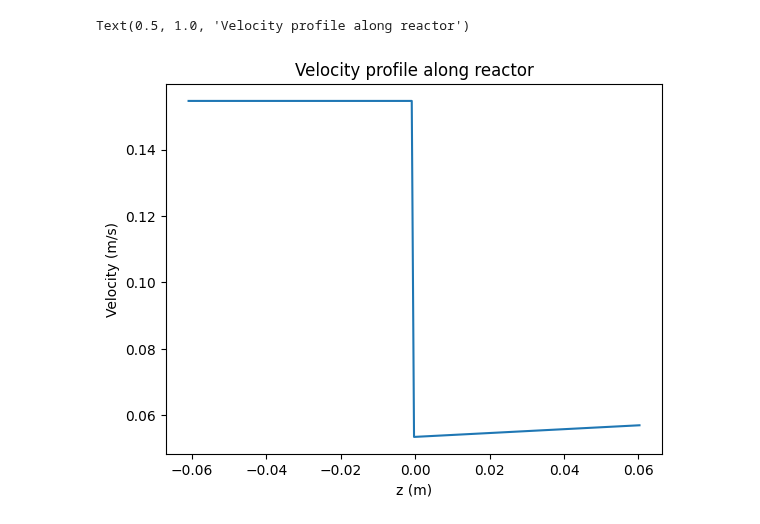
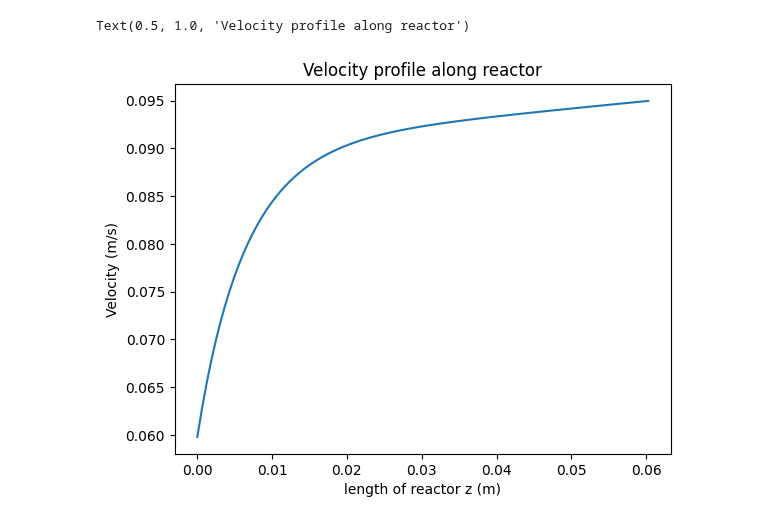
Before and after one commit to alexander-gbu/PMRModel, a Jupyter notebook: Scipy1DSSNoBot_CvhNOTC.ipynb, the cells around one changed output. Drawn from its saved outputs; the diff is of its cells as text; code cells hidden in the pictures.

```diff
--- a/Scipy1DSSNoBot_CvhNOTC.ipynb
+++ b/Scipy1DSSNoBot_CvhNOTC.ipynb
@@ -103,4 +102,4 @@ def heats(T):
     # print(dHsmr)
     # print(dHwgs)
     # print([Cp_CH4, Cp_H2O, Cp_CO, Cp_CO2, Cp_H2])
-    return dHsmr, dHwgs, [Cp_CH4, Cp_H2O, Cp_CO, Cp_CO2, Cp_H2, Cp_Ar], [dH_CH4 + -74.5, dH_H2O + -241.8, dH_CO + -110.5, dH_CO2 + -393.52, dH_H2, dH_Ar]
+    return dHsmr, dHwgs, [Cp_CH4, Cp_H2O, Cp_CO, Cp_CO2, Cp_H2, Cp_Ar], [dH_CH4, dH_H2O, dH_CO, dH_CO2, dH_H2, dH_Ar]
@@ -173,8 +182,8 @@ print(m0) #kg/s
 # %%
-x_num = 200
+x_num = 100
 dz = L/(x_num-1)
 
-x_pts = np.linspace(-L,L,x_num)
+x_pts = np.linspace(0,L,x_num)
 
 #initial guess array
 init_guess = np.zeros((7, x_num))
@@ -188,32 +197,18 @@ init_guess[6, :] = np.linspace(Tin,1000,x_num)
 
 def odes(x, F): #dy/dt = f(x)
     F[:6, :][F[:6, :] < 0] = 0
-    Ftot = np.sum(F[:6], axis = 0)
-    y = F[:6]/Ftot
-    h = F[6]*Ain/Ftot #THIS IS NOT CORRECT BECAUSE THE AREA CALCULATION DOES NOT CHANGE CAN COMPARE THIS ONE TO USING CTOT*V
-    Cp = 33.2
-    T = h/Cp + 298.15
+    y = F[:6]/np.sum(F[:6], axis = 0)
+    T = F[6]
     Ctot = P/(Rgas * T)
 
-    hnx = int(len(T)/2)
-    if len(T) % 2 != 0:
-        endnx = len(T)-1
-    else:
-        endnx = len(T)
-    # print(len(T))
-    # print(hnx)
-    # print(endnx)
-
     global vfinal
-    vfinal = [np.sum(F[:6,:hnx]/Ain, axis = 0)/Ctot[:hnx], np.sum(F[:6,hnx:]/A, axis = 0)/Ctot[hnx:]] #m3/sec
+    vfinal = np.sum(F[:6,:]/A, axis = 0)/Ctot[:] #m3/sec
 
     Keqsmr = (101325/100000)**2 * np.exp(-26830/T + 30.114)
     Keqwgs = np.exp(4400/T - 4.036)
 
-    rsmr = 2*np.pi*R_outer/A*Ku*Asmr*np.exp(-Easmr*1000/Rreact/T)*(y[0]*y[1]-(P**2)*y[2]*(y[4]**3)/Keqsmr)
-    rsmr[:hnx] = 0
+    rsmr = np.full(len(T), 1) #2*np.pi*R_outer/A*Ku*Asmr*np.exp(-Easmr*1000/Rreact/T)*(y[0]*y[1]-(P**2)*y[2]*(y[4]**3)/Keqsmr)
     rwgs = 2*np.pi*R_outer/A*Ku*Awgs*np.exp(-Eawgs*1000/Rreact/T)*(y[1]*y[2]-y[3]*y[4]/Keqwgs)
-    rwgs[:hnx] = 0
     #rh2r = I/(2*F*L) #have not confirmed if this is correct
 
     dHsmr, dHwgs, Cps, _ = heats(T)
@@ -228,13 +223,11 @@ def odes(x, F): #dy/dt = f(x)
     ar = np.zeros(len(T))
     # print(len(T[hnx:endnx]))
     # print(len(T[:hnx][::-1]))
-    Cvh = np.zeros(len(T))
-    Cvh [hnx:endnx] = ( #Souter/V*Uouter*(-T[hnx:endnx] + Ts) #+ Sinner/V*Uinner*(-T[hnx:endnx] + T[:hnx][::-1])
-                - dHsmr[hnx:endnx]*rsmr[hnx:endnx] - dHwgs[hnx:endnx]*rwgs[hnx:endnx]
-                + q_furn)
-    Cvh[:hnx] = 0 #Sinner*Uinner*(T[hnx:endnx][::-1] - T[:hnx])/(np.sum(F[:6,:hnx], axis = 0)/Ain*Cpg[:hnx]*Vin)
+    Temp = (Souter/V*Uouter*(-T + Ts)  #this heat balance is for sure wrong
+                - V*(dHsmr*rsmr + dHwgs*rwgs)
+                + q_furn*Souter/V)/(np.sum(F[:6,5], axis = 0)/A*Cpg) #I changed this to 5 so change it back to all and see if it changes
 
-    return np.vstack([ch4, h2o, co, co2, h2, ar, Cvh])
+    return np.vstack([ch4, h2o, co, co2, h2, ar, Temp])
 
 def bcs(yleft, yright):
     return np.array(yleft-boundary)
@@ -372,9 +374,9 @@ print((Hout-Hin)/A)
 # %%
-v = np.concatenate([vfinal[0], vfinal[1]])
+v = vfinal
 plt.plot(soln.x[:len(v)], v)
-plt.xlabel('z (m)')
+plt.xlabel('length of reactor z (m)')
 plt.ylabel('Velocity (m/s)')
 plt.title(f'Velocity profile along reactor')
 # %% [output]
 Text(0.5, 1.0, 'Velocity profile along reactor')
-[figure, old version]
+[figure, new version]
```
Also changed, not shown: parts of 14 cells of this notebook, 2 other files.
